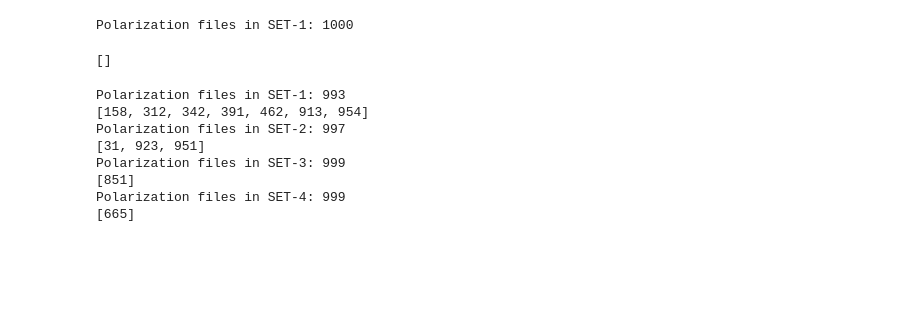
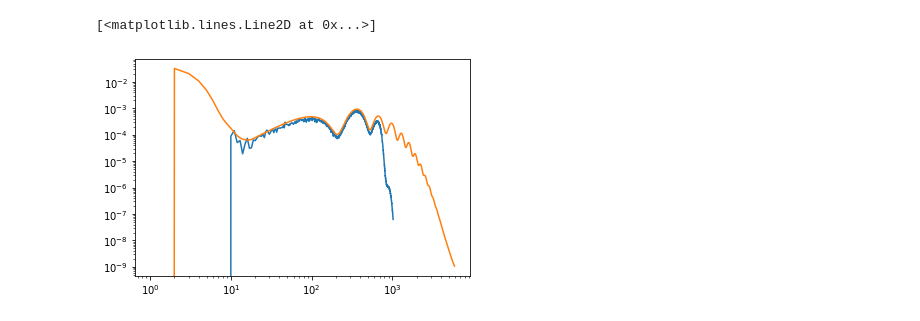
Before and after one commit to antolonappan/s4bird, a Jupyter notebook: Notebooks/Delensing.ipynb, the cells around one changed output. Saved outputs shown, nothing was run; the diff lists cells and outputs as text; code cells hidden in the pictures; blank space fills up the shorter version.

```diff
--- a/Notebooks/Delensing.ipynb
+++ b/Notebooks/Delensing.ipynb
@@ -36,17 +27,10 @@ def get_missing_t(sets):
-# %%
-get_missing_p(1)
-# %% [output]
-Polarization files in SET-1: 1000
-[]
-# %%
-for i in [1,2,3,4]:
-    print(get_missing_t(i))
-# %% [output]
-Polarization files in SET-1: 993
-[158, 312, 342, 391, 462, 913, 954]
-Polarization files in SET-2: 997
-[31, 923, 951]
-Polarization files in SET-3: 999
-[851]
-Polarization files in SET-4: 999
-[665]
+# %%
+idx = 0
+elm_wf = method.of_fqe.ivfs.get_sim_emliklm(idx)
+# %%
+cl_ee = method.of_fqe.cl_len['ee']
+plt.loglog(hp.alm2cl(elm_wf))
+plt.loglog(np.arange(len(cl_ee)),cl_ee)
+# %% [output]
+[<matplotlib.lines.Line2D at 0x...>]
+[figure, added]
```
Also changed, not shown: parts of 26 cells of this notebook, 33 other files.
